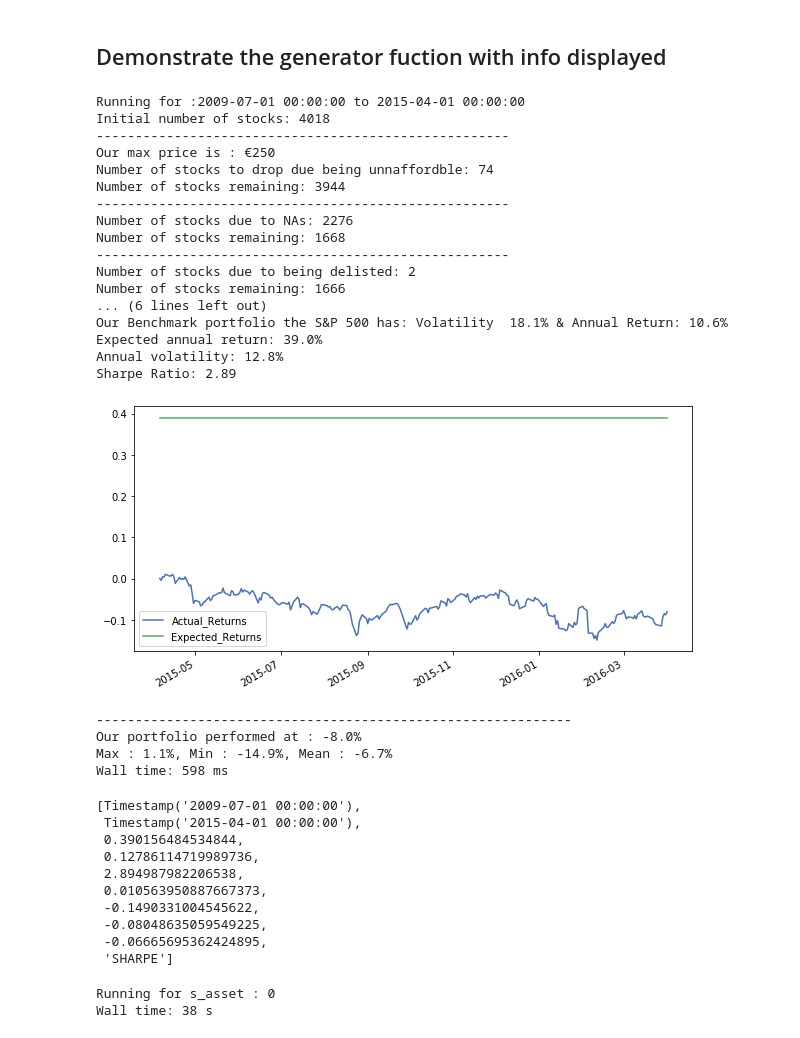
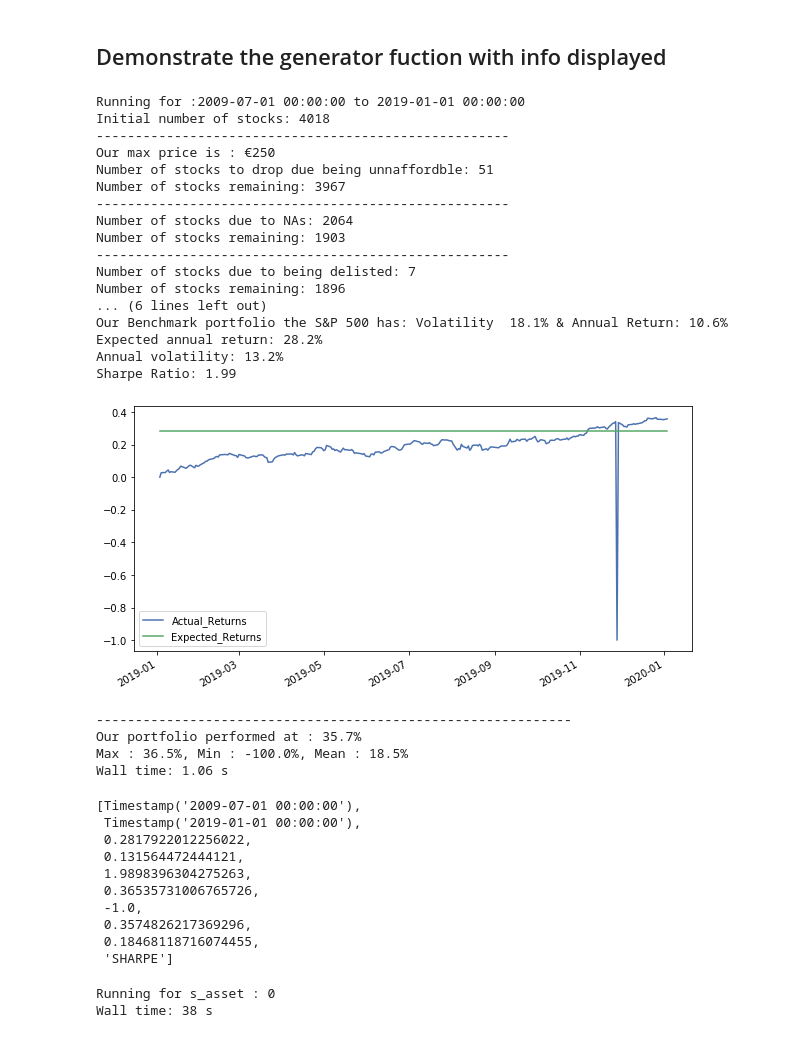
Before and after one commit to pat42w/EF_Portfolio_Optimization, a Jupyter notebook: Historic_portfolio_nb.ipynb, the cells around one changed output. Drawn from its saved outputs; the diff is of its cells as text; code cells hidden in the pictures.

```diff
--- a/Historic_portfolio_nb.ipynb
+++ b/Historic_portfolio_nb.ipynb
@@ -40,7 +40,7 @@ df_Nasdaq.drop(columns=['Date'],axis=1, inplace=True)
 dmf.priceDB_validation(df_Nasdaq)
 
 #Do currency conversion here, we want USD in EUR out
-#df_Nasdaq=load_curr_csv(df_Nasdaq,"USD")
+df_Nasdaq=dmf.load_curr_csv(df_Nasdaq,"USD")
 
 df_Nasdaq.tail(5)
 # %% [output]
@@ -64,41 +64,41 @@ Wall time: 4.57 s
 # %%
 %%time
 database=df_Nasdaq
 startdate=pd.to_datetime("2009-07-01")
-enddate=pd.to_datetime("2015-04-01")
+enddate=pd.to_datetime("2019-01-01")
 dmf.portfolio_generate_test(database,startdate,enddate,p_max=250, min_returns=0.01, s_asset=100, asset_len=50, silent=False, obj_method="SHARPE")
 # %% [output]
-Running for :2009-07-01 00:00:00 to 2015-04-01 00:00:00
+Running for :2009-07-01 00:00:00 to 2019-01-01 00:00:00
 Initial number of stocks: 4018
 -----------------------------------------------------
 Our max price is : €250
-Number of stocks to drop due being unnaffordble: 74
-Number of stocks remaining: 3944
+Number of stocks to drop due being unnaffordble: 51
+Number of stocks remaining: 3967
 -----------------------------------------------------
-Number of stocks due to NAs: 2276
-Number of stocks remaining: 1668
+Number of stocks due to NAs: 2064
+Number of stocks remaining: 1903
 -----------------------------------------------------
-Number of stocks due to being delisted: 2
-Number of stocks remaining: 1666
+Number of stocks due to being delisted: 7
+Number of stocks remaining: 1896
 ... (6 lines left out)
 Our Benchmark portfolio the S&P 500 has: Volatility  18.1% & Annual Return: 10.6%
-Expected annual return: 39.0%
-Annual volatility: 12.8%
-Sharpe Ratio: 2.89
+Expected annual return: 28.2%
+Annual volatility: 13.2%
+Sharpe Ratio: 1.99
-[figure, old version]
+[figure, new version]
 -------------------------------------------------------------
-Our portfolio performed at : -8.0%
-Max : 1.1%, Min : -14.9%, Mean : -6.7%
-Wall time: 598 ms
+Our portfolio performed at : 35.7%
+Max : 36.5%, Min : -100.0%, Mean : 18.5%
+Wall time: 1.06 s
 [Timestamp('2009-07-01 00:00:00'),
- Timestamp('2015-04-01 00:00:00'),
- 0.390156484534844,
- 0.12786114719989736,
- 2.894987982206538,
- 0.010563950887667373,
- -0.1490331004545622,
- -0.08048635059549225,
- -0.06665695362424895,
+ Timestamp('2019-01-01 00:00:00'),
+ 0.2817922012256022,
+ 0.131564472444121,
+ 1.9898396304275263,
+ 0.36535731006765726,
+ -1.0,
+ 0.3574826217369296,
+ 0.18468118716074455,
  'SHARPE']
 # %%
 %%time
```
Also changed, not shown: parts of 1 cell of this notebook.
